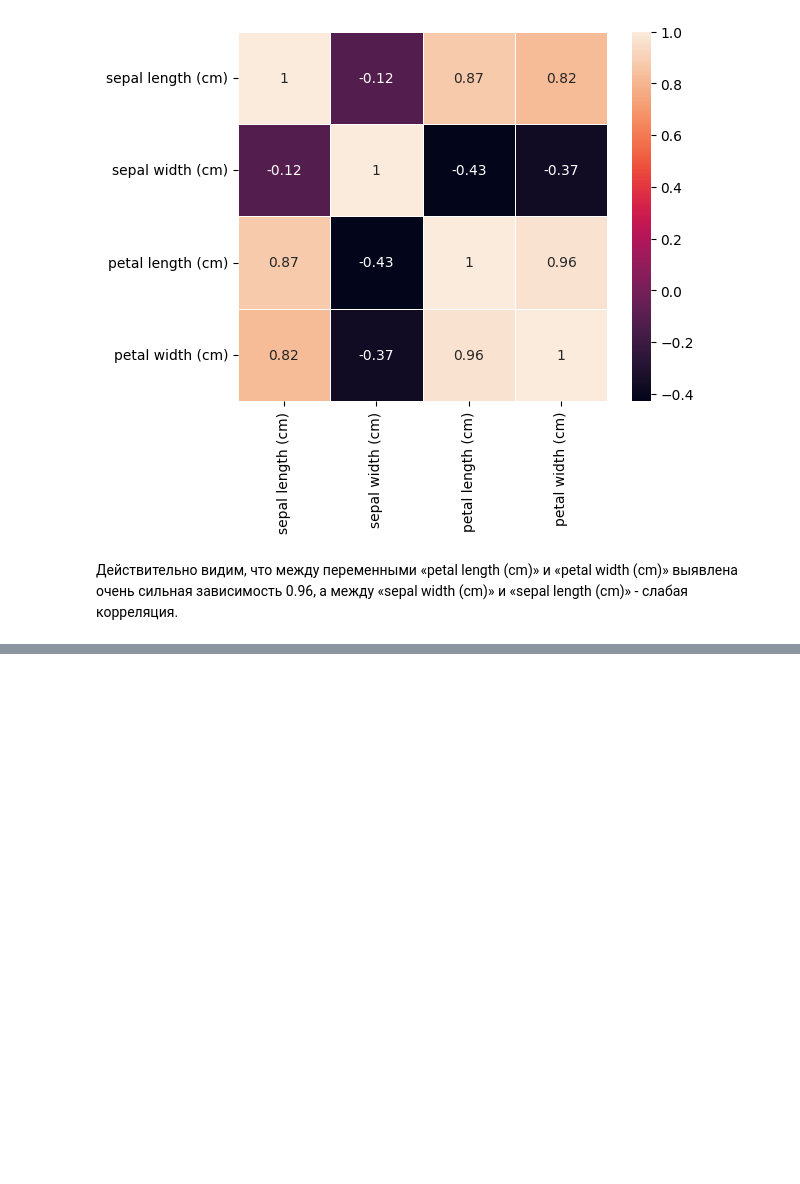
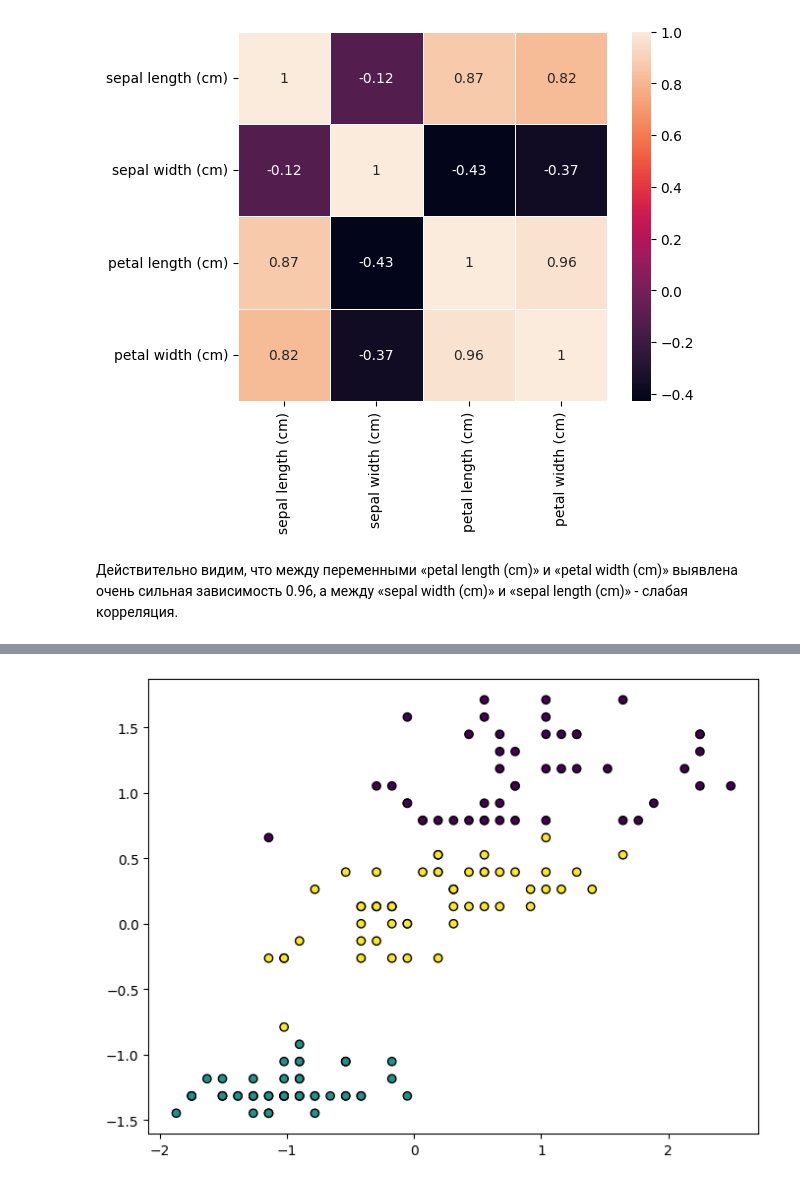
Before and after one commit to ProbablyNotBestUsername/mlabg, a Jupyter notebook: IrisClassification/IrisClustering.ipynb, the cells around one changed output, grey strips where cells are left out. Saved outputs shown, nothing was run; the diff lists cells and outputs as text; code cells hidden in the pictures; blank space fills up the shorter version.

```diff
--- a/IrisClassification/IrisClustering.ipynb
+++ b/IrisClassification/IrisClustering.ipynb
@@ -243,0 +265,5 @@ iris_df.head()
+# %%
+plt.figure(figsize=(8, 6))
+plt.scatter(X_scaled[:, 0], X_scaled[:, 1], c=labels, cmap='viridis', edgecolor='k');
+# %% [output]
+[figure, added]
```
Also changed, not shown: parts of 21 cells of this notebook, 8 other files.
